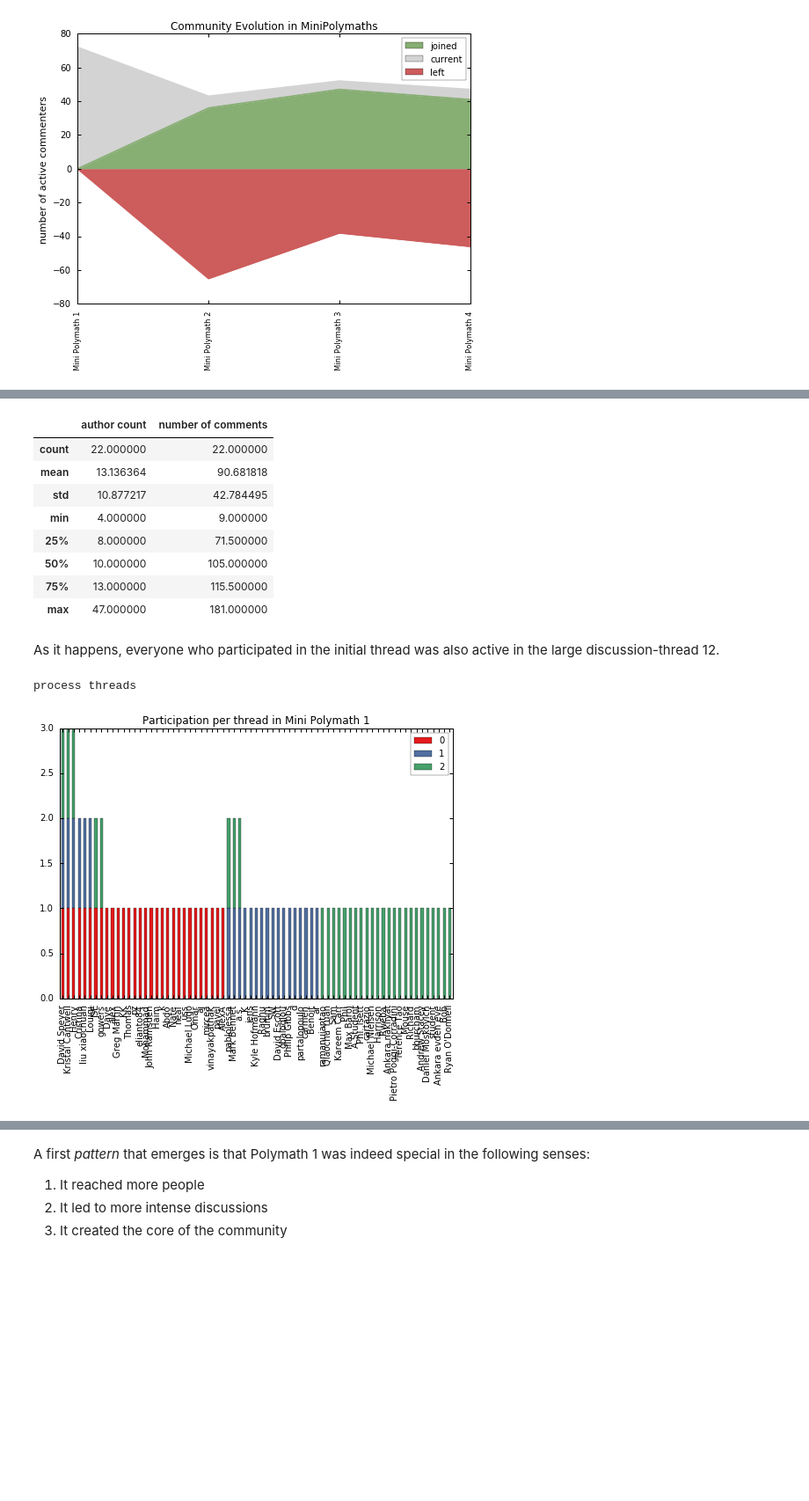
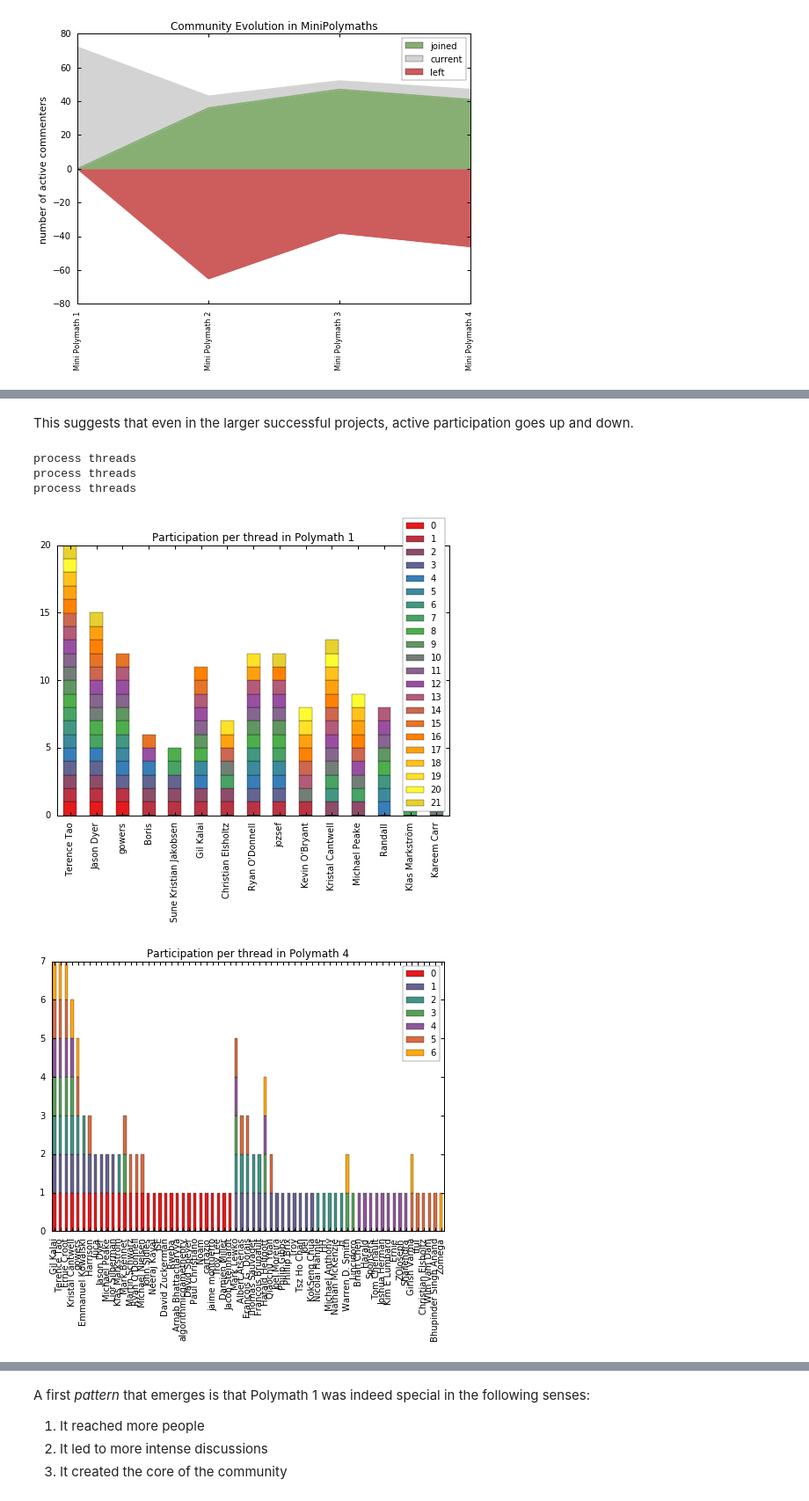
Before and after one commit to patrickallo/mathpracmod, a Jupyter notebook: Polymath Comparison.ipynb, the cells around one changed output, grey strips where cells are left out. Shown at 88% size. Drawn from its saved outputs; the diff is of its cells as text; code cells hidden in the pictures; blank space fills up the shorter version.

```diff
--- a/Polymath Comparison.ipynb
+++ b/Polymath Comparison.ipynb
@@ -557,19 +616,12 @@ plot_thread_evolution("Polymath 1", compress=140, sel=[0, 1, 15, 19], sharex=Tru
-# %%
-summarise_project('Polymath 1')
-# %% [output]
-|  | author count | number of comments |
-| count | 22.000000 | 22.000000 |
-| mean | 13.136364 | 90.681818 |
-| std | 10.877217 | 42.784495 |
-| min | 4.000000 | 9.000000 |
-| 25% | 8.000000 | 71.500000 |
-| 50% | 10.000000 | 105.000000 |
-| 75% | 13.000000 | 115.500000 |
-| max | 47.000000 | 181.000000 |
-# %% [markdown]
-As it happens, everyone who participated in the initial thread was also active in the large discussion-thread 12.
+# %% [markdown]
+This suggests that even in the larger successful projects, active participation goes up and down.
 # %%
-plot_participation_evolution("Mini Polymath 1", n=1)
+plot_participation_evolution("Polymath 1", n=5)
+plot_participation_evolution("Polymath 4", n=1)
+plot_participation_evolution("Polymath 8", n=7)
 # %% [output]
 process threads
+process threads
+process threads
-[figure, old version]
+[figure, new version]
+[figure, added]
```
Also changed, not shown: parts of 24 cells of this notebook, 20 other files.
